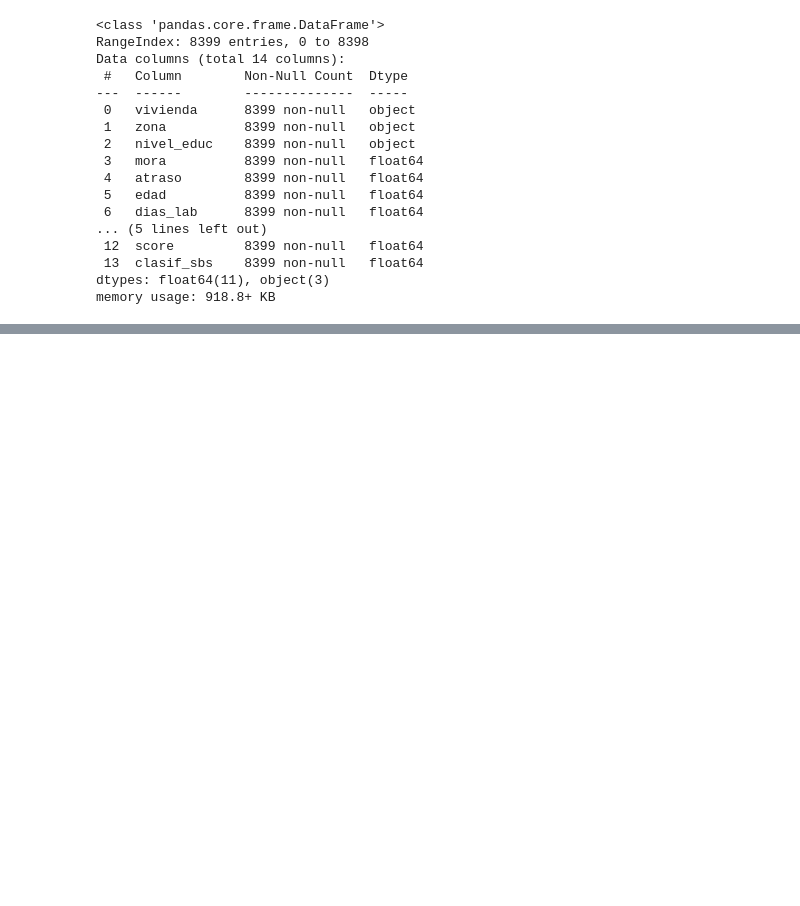
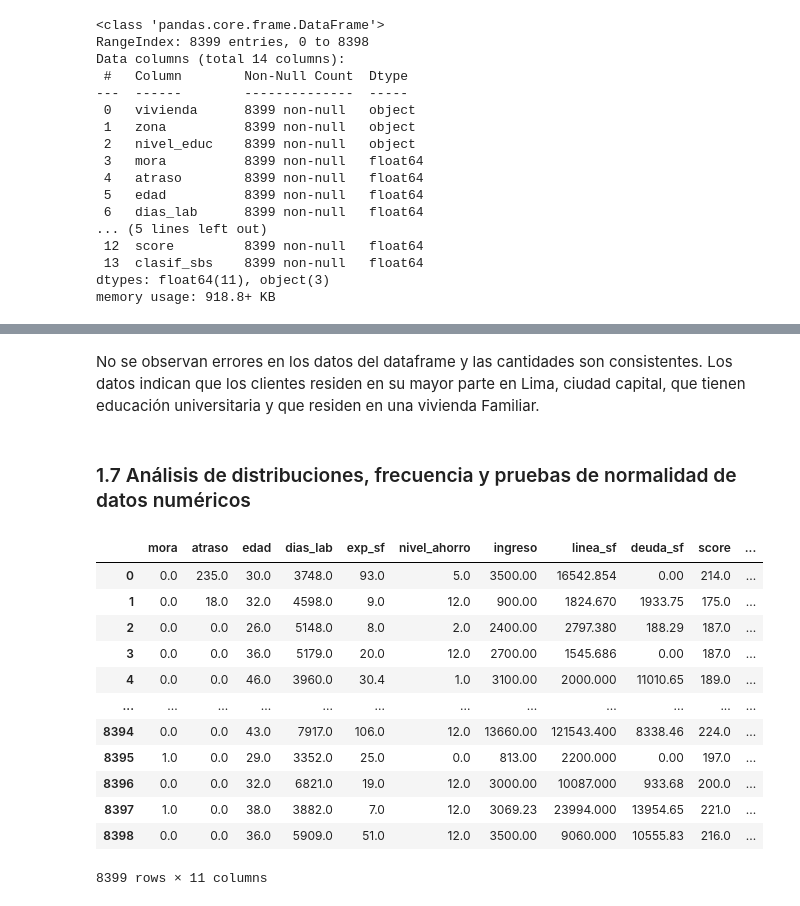
Before and after one commit to gonzakayunawel/tarea_1_mla, a Jupyter notebook: tarea_1_mla.ipynb, the cells around one changed output, grey strips where cells are left out. Saved outputs shown, nothing was run; the diff lists cells and outputs as text; code cells hidden in the pictures; blank space fills up the shorter version.

Commit message:
Análisis e interpretación estadística

```diff
--- a/tarea_1_mla.ipynb
+++ b/tarea_1_mla.ipynb
@@ -265,0 +315,4 @@ memory usage: 918.8+ KB
+# %% [markdown]
+No se observan errores en los datos del dataframe y las cantidades son consistentes. Los datos indican que los clientes residen en su mayor parte en Lima, ciudad capital, que tienen educación universitaria y que residen en una vivienda Familiar.
+# %% [markdown]
+### 1.7 Análisis de distribuciones, frecuencia y pruebas de normalidad de datos numéricos
@@ -265,0 +321,16 @@ memory usage: 918.8+ KB
+# %%
+df_numeric_data
+# %% [output]
+|  | mora | atraso | edad | dias_lab | exp_sf | nivel_ahorro | ingreso | linea_sf | deuda_sf | score | ... |
+| 0 | 0.0 | 235.0 | 30.0 | 3748.0 | 93.0 | 5.0 | 3500.00 | 16542.854 | 0.00 | 214.0 | ... |
+| 1 | 0.0 | 18.0 | 32.0 | 4598.0 | 9.0 | 12.0 | 900.00 | 1824.670 | 1933.75 | 175.0 | ... |
+| 2 | 0.0 | 0.0 | 26.0 | 5148.0 | 8.0 | 2.0 | 2400.00 | 2797.380 | 188.29 | 187.0 | ... |
+| 3 | 0.0 | 0.0 | 36.0 | 5179.0 | 20.0 | 12.0 | 2700.00 | 1545.686 | 0.00 | 187.0 | ... |
+| 4 | 0.0 | 0.0 | 46.0 | 3960.0 | 30.4 | 1.0 | 3100.00 | 2000.000 | 11010.65 | 189.0 | ... |
+| ... | ... | ... | ... | ... | ... | ... | ... | ... | ... | ... | ... |
+| 8394 | 0.0 | 0.0 | 43.0 | 7917.0 | 106.0 | 12.0 | 13660.00 | 121543.400 | 8338.46 | 224.0 | ... |
+| 8395 | 1.0 | 0.0 | 29.0 | 3352.0 | 25.0 | 0.0 | 813.00 | 2200.000 | 0.00 | 197.0 | ... |
+| 8396 | 0.0 | 0.0 | 32.0 | 6821.0 | 19.0 | 12.0 | 3000.00 | 10087.000 | 933.68 | 200.0 | ... |
+| 8397 | 1.0 | 0.0 | 38.0 | 3882.0 | 7.0 | 12.0 | 3069.23 | 23994.000 | 13954.65 | 221.0 | ... |
+| 8398 | 0.0 | 0.0 | 36.0 | 5909.0 | 51.0 | 12.0 | 3500.00 | 9060.000 | 10555.83 | 216.0 | ... |
+8399 rows × 11 columns
```
Also changed, not shown: parts of 11 cells of this notebook.
